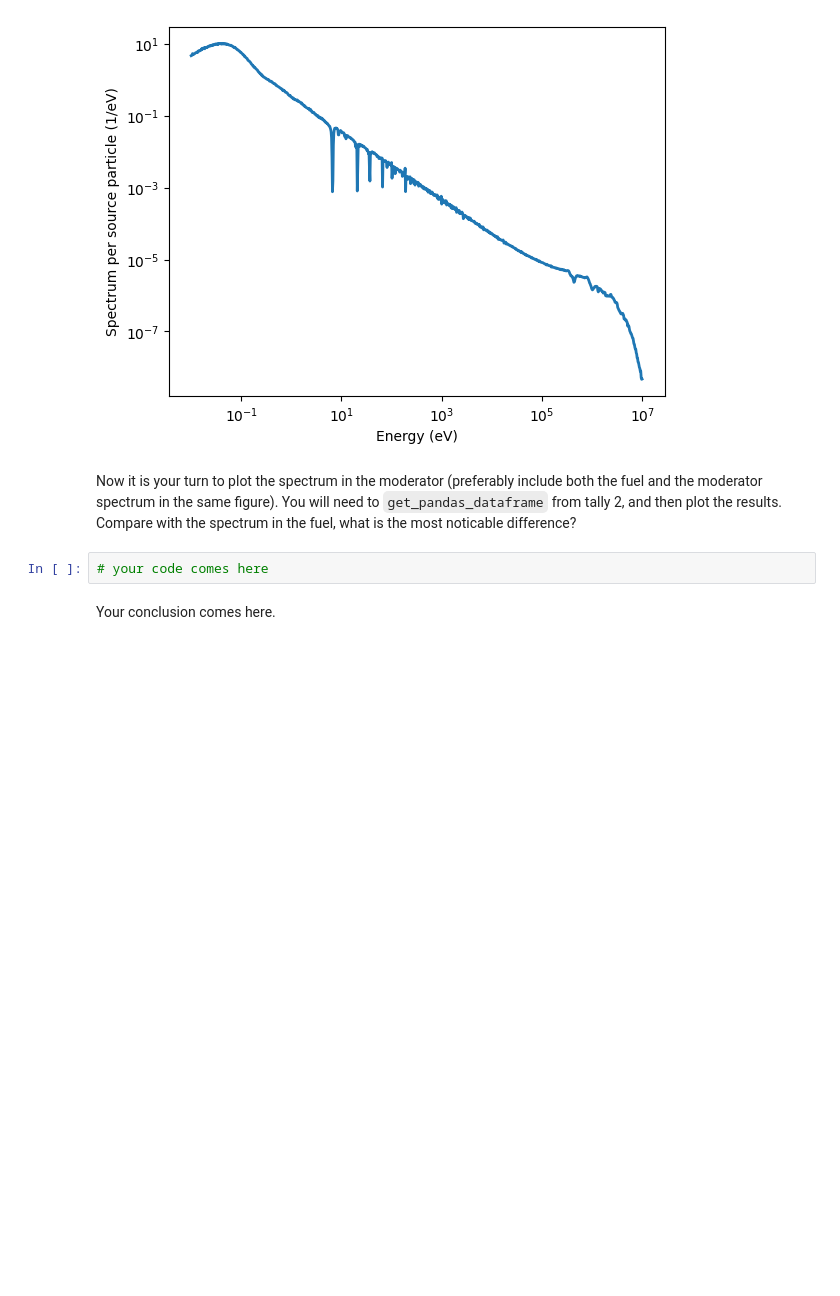
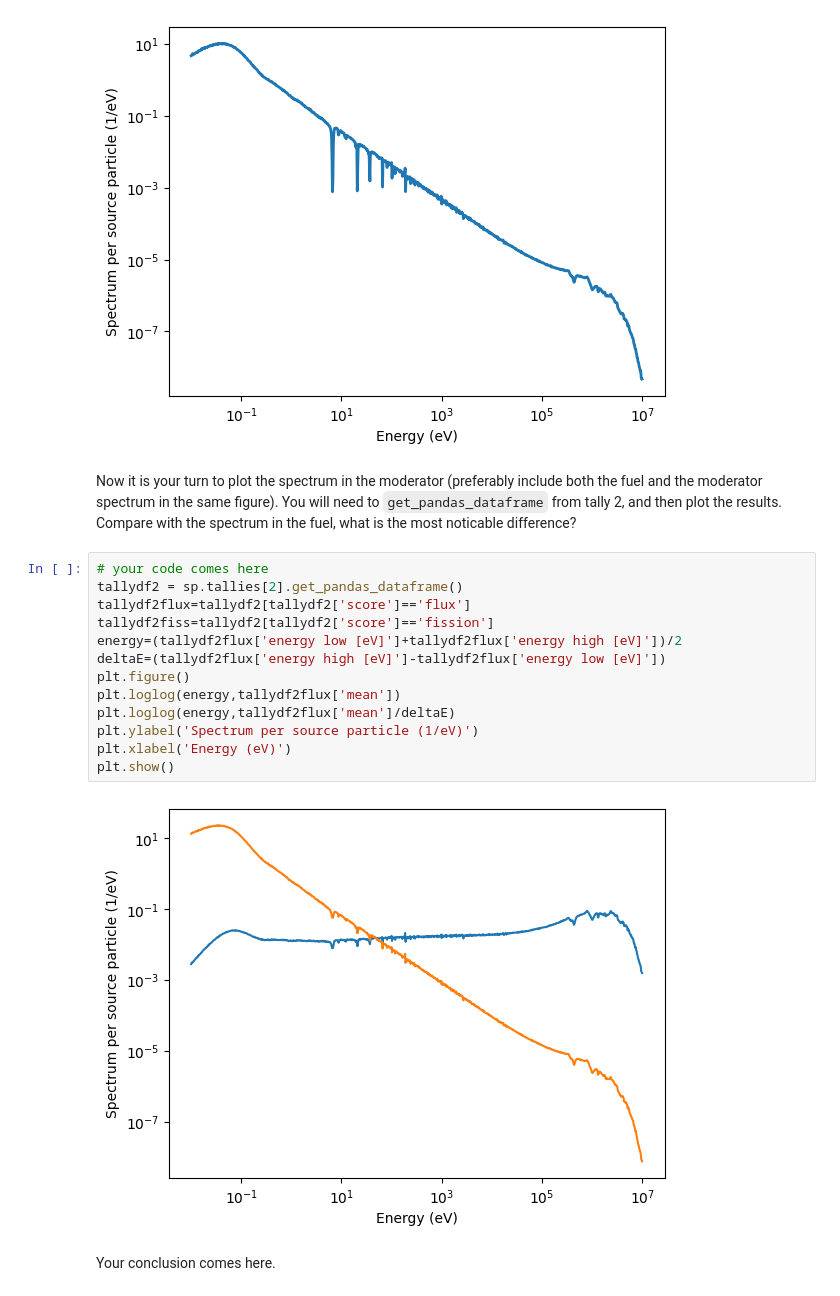
Before and after one commit to jeppeppej/RFP, a Jupyter notebook: Datalabs/Datalab06/6-openMCIntro.ipynb, the cells around one changed output. Drawn from its saved outputs; the diff is of its cells as text; blank space fills up the shorter version.

```diff
--- a/Datalabs/Datalab06/6-openMCIntro.ipynb
+++ b/Datalabs/Datalab06/6-openMCIntro.ipynb
@@ -450,8 +447,21 @@ plt.show()
 [figure]
 # %% [markdown]
 Now it is your turn to plot the spectrum in the moderator (preferably include both the fuel and the moderator spectrum in the same figure). You will need to `get_pandas_dataframe` from tally 2, and then plot the results. Compare with the spectrum in the fuel, what is the most noticable difference?
-# %%
-# your code comes here
+# %%
+# your code comes here
+tallydf2 = sp.tallies[2].get_pandas_dataframe()
+tallydf2flux=tallydf2[tallydf2['score']=='flux']
+tallydf2fiss=tallydf2[tallydf2['score']=='fission']
+energy=(tallydf2flux['energy low [eV]']+tallydf2flux['energy high [eV]'])/2
+deltaE=(tallydf2flux['energy high [eV]']-tallydf2flux['energy low [eV]'])
+plt.figure()
+plt.loglog(energy,tallydf2flux['mean'])
+plt.loglog(energy,tallydf2flux['mean']/deltaE)
+plt.ylabel('Spectrum per source particle (1/eV)')
+plt.xlabel('Energy (eV)')
+plt.show()
+# %% [output]
+[figure, added]
 # %% [markdown]
 Your conclusion comes here.
 # %% [markdown]
```
Also changed, not shown: parts of 7 cells of this notebook, 2 other files.
